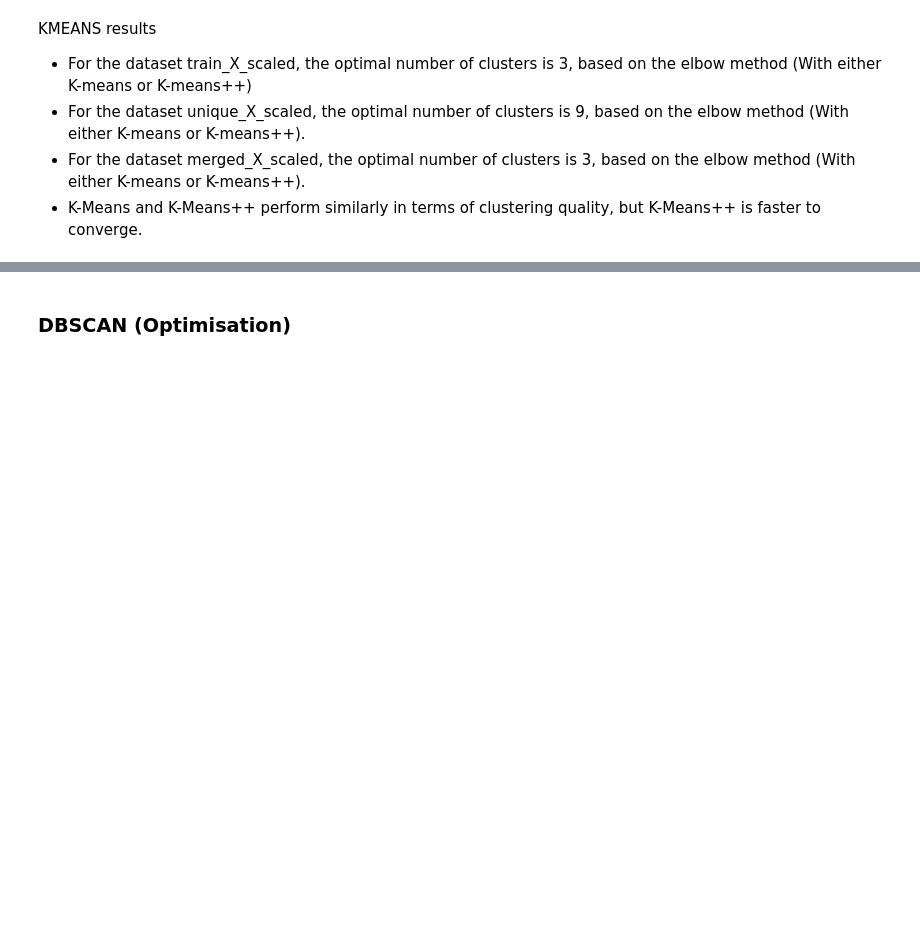
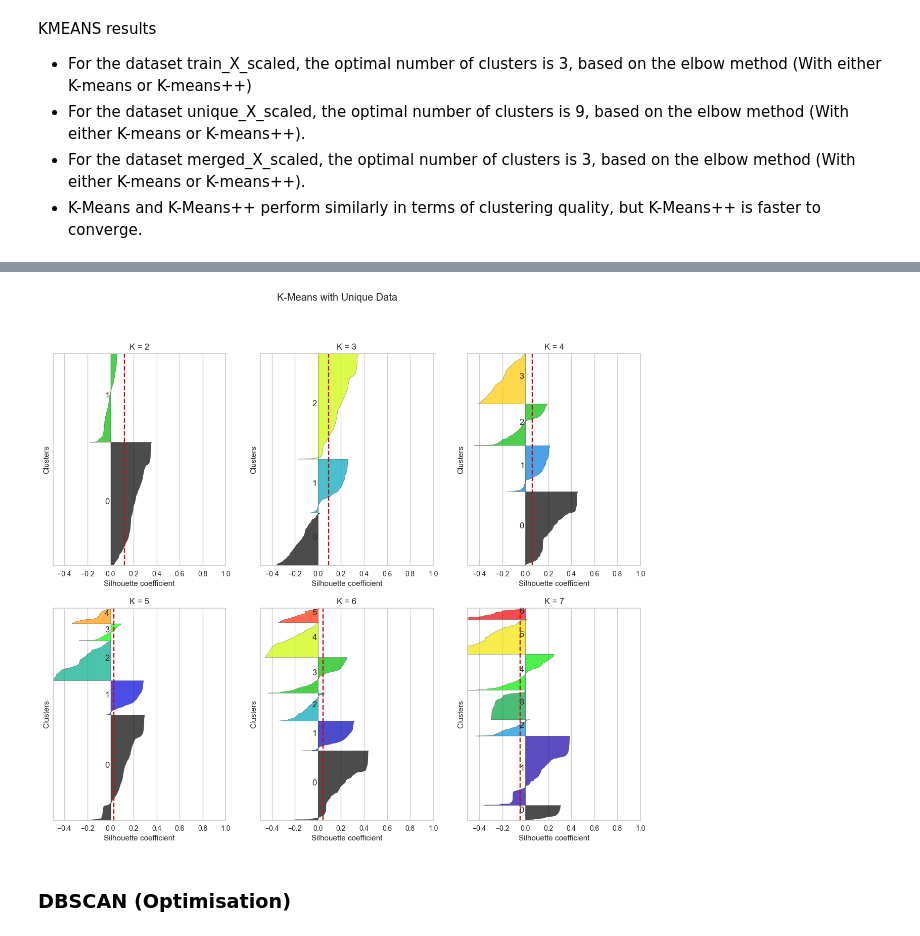
Before and after one commit to AntunesCSR/DM_Group_Project, a Jupyter notebook: HA3/HA3_Marcia.ipynb, the cells around one changed output, grey strips where cells are left out. Cells and saved outputs as stored; diff of their text form; code cells hidden in the pictures; blank space fills up the shorter version.

```diff
--- a/HA3/HA3_Marcia.ipynb
+++ b/HA3/HA3_Marcia.ipynb
@@ -552,3 +753,7 @@ KMEANS results
+# %%
+drawSilhouette(unique_m_X_scaled, list_labels, main_title="K-Means with Unique Data")
+# %% [output]
+[figure, added]
 # %% [markdown]
 ### DBSCAN (Optimisation)
 # %%
```
Also changed, not shown: parts of 21 cells of this notebook.
